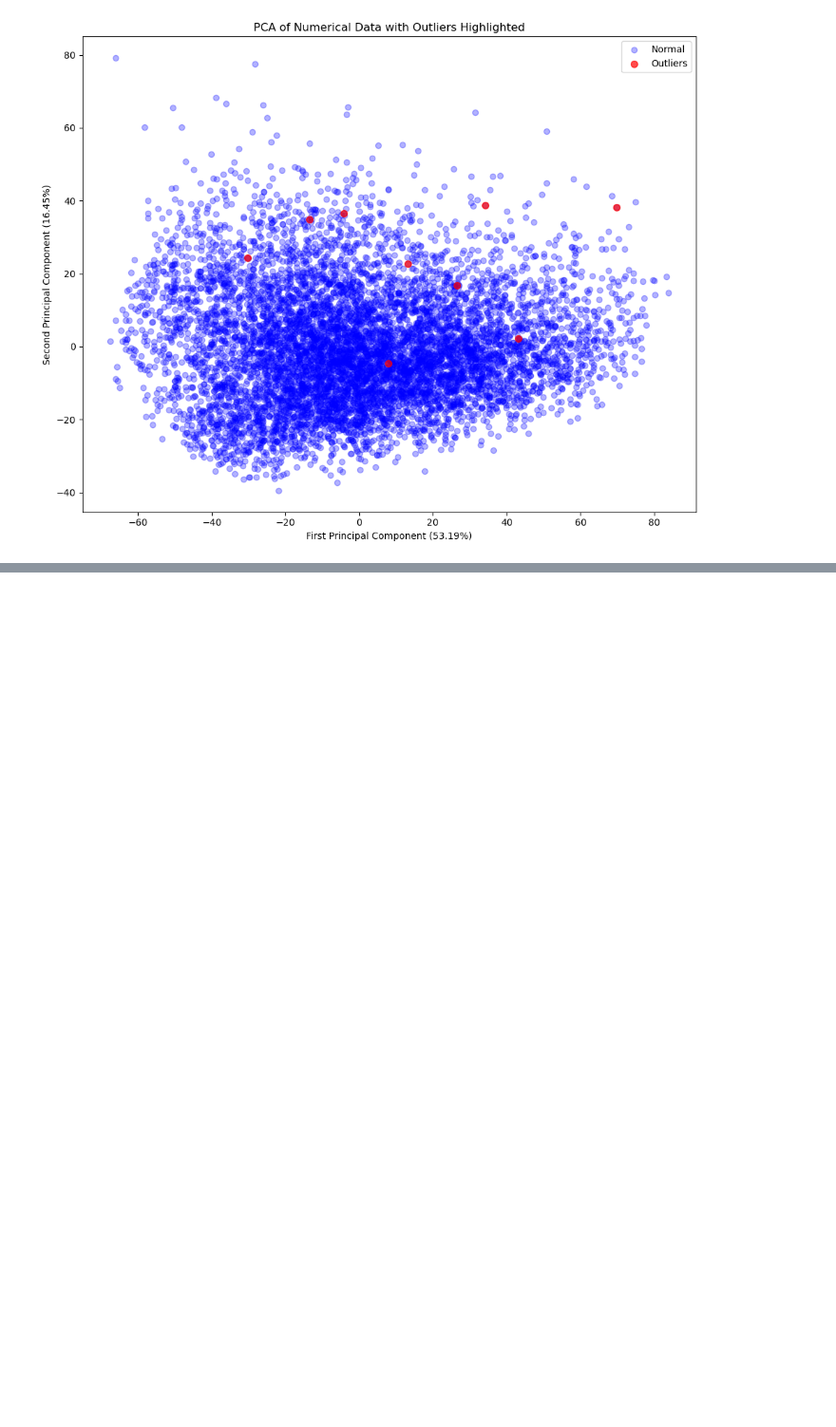
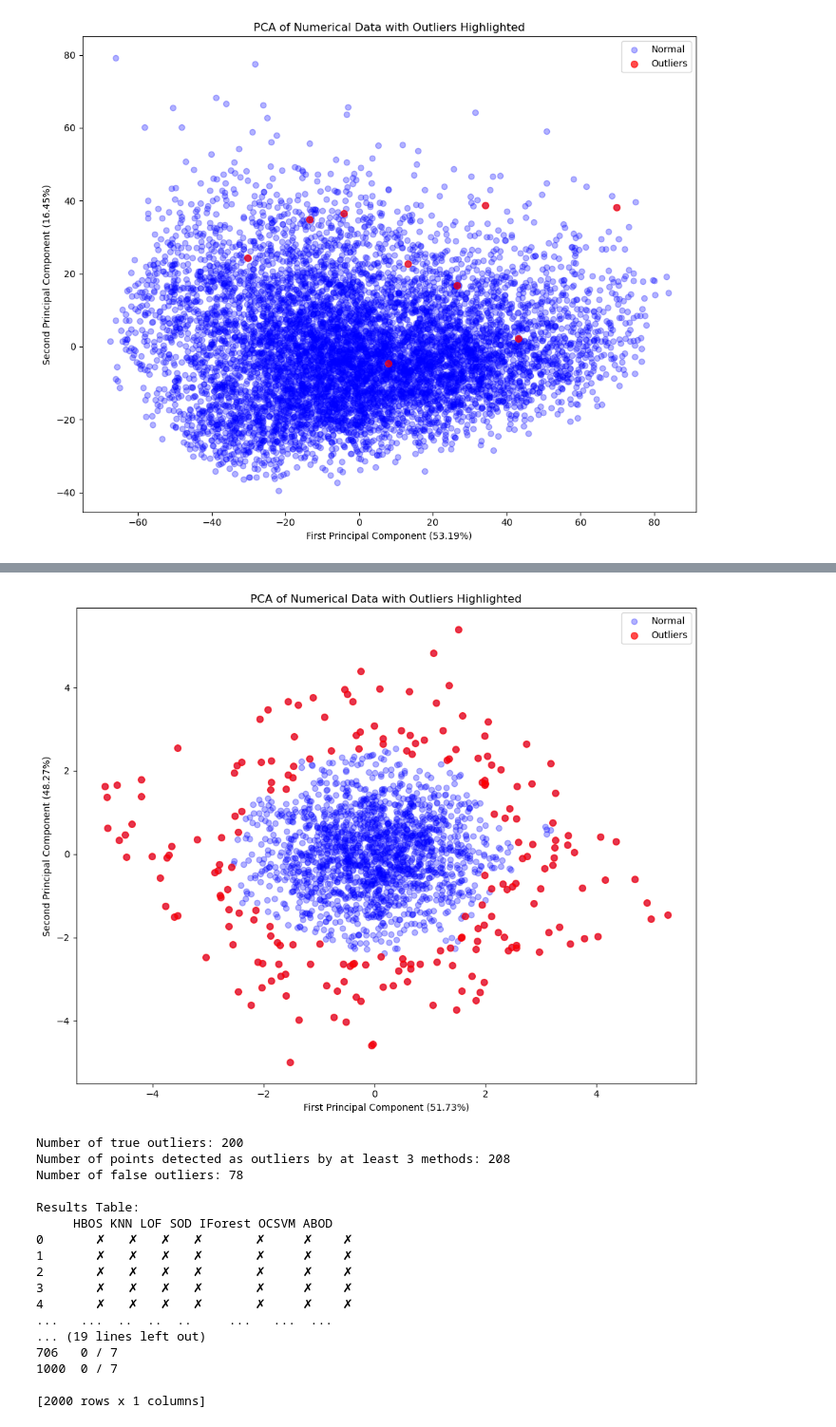
Before and after one commit to sprintaway/toolkitdemo, a Jupyter notebook: demo2.ipynb, the cells around one changed output, grey strips where cells are left out. Shown at 95% size. Cells and saved outputs as stored; diff of their text form; code cells hidden in the pictures; blank space fills up the shorter version.

```diff
--- a/demo2.ipynb
+++ b/demo2.ipynb
@@ -145,0 +284,68 @@ plot = od.pcaplot(all_selected)
+# %%
+import numpy as np
+import pandas as pd
+from sklearn.datasets import make_gaussian_quantiles
+from outlier_detection import OutlierDetector
+import matplotlib.pyplot as plt
+
+n_samples = 2000
+n_outliers = int(0.1 * n_samples)
+
+X, _ = make_gaussian_quantiles(n_samples=n_samples - n_outliers, n_features=2, n_classes=1, random_state=42)
+
+outliers = np.random.uniform(low=-4, high=4, size=(n_outliers, 2))
+
+X = np.vstack([X, outliers])
+
+columns = ['feature_1', 'feature_2']
+df = pd.DataFrame(X, columns=columns)
+
+y = np.zeros(n_samples)
+y[-n_outliers:] = 1
+
+od = OutlierDetector(df, y)
+
+od.run_selection()
+
+all_selected = od.selected_by_at_least(3)
+
+true_outliers = set(range(n_samples - n_outliers, n_samples))
+detected_outliers = set(all_selected)
+false_outliers = detected_outliers - true_outliers
+
+fig, ax = od.pcaplot(all_selected)
+
+ax.legend()
+
+plt.show()
+
+print(f"Number of true outliers: {n_outliers}")
+print(f"Number of points detected as outliers by at least 3 methods: {len(all_selected)}")
+print(f"Number of false outliers: {len(false_outliers)}")
+
+results_table = od.get_results_table()
+print("\nResults Table:")
+print(results_table)
+
+count_table = od.get_count()
+print("\nCount Table:")
+print(count_table)
+# %% [output]
+[figure, added]
+Number of true outliers: 200
+Number of points detected as outliers by at least 3 methods: 208
+Number of false outliers: 78
+
+Results Table:
+     HBOS KNN LOF SOD IForest OCSVM ABOD
+0       ✗   ✗   ✗   ✗       ✗     ✗    ✗
+1       ✗   ✗   ✗   ✗       ✗     ✗    ✗
+2       ✗   ✗   ✗   ✗       ✗     ✗    ✗
+3       ✗   ✗   ✗   ✗       ✗     ✗    ✗
+4       ✗   ✗   ✗   ✗       ✗     ✗    ✗
+...   ...  ..  ..  ..     ...   ...  ...
+... (19 lines left out)
+706   0 / 7
+1000  0 / 7
+
+[2000 rows x 1 columns]
```
Also changed, not shown: parts of 2 cells of this notebook, 5 other files.
